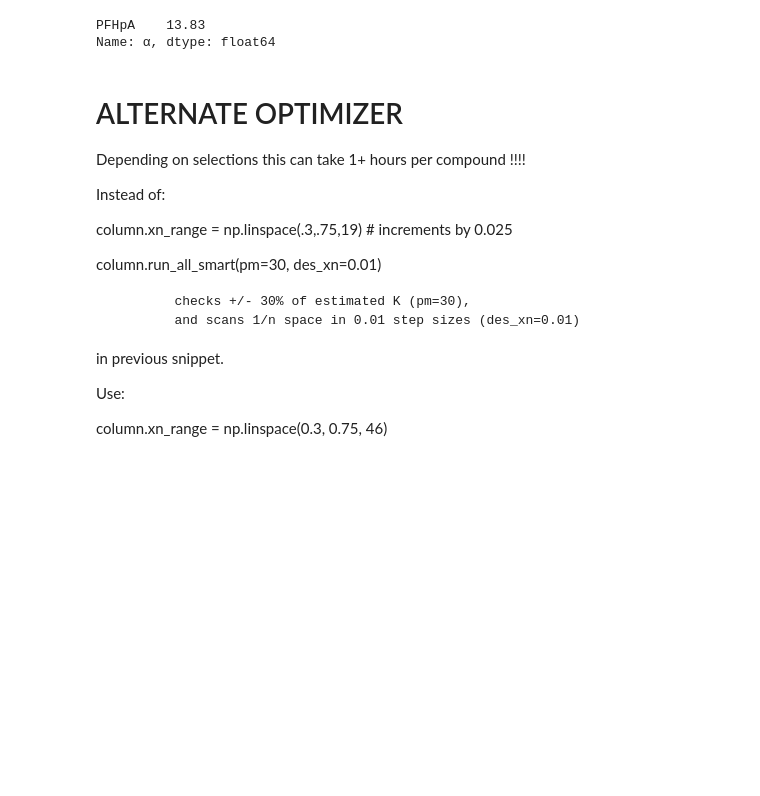
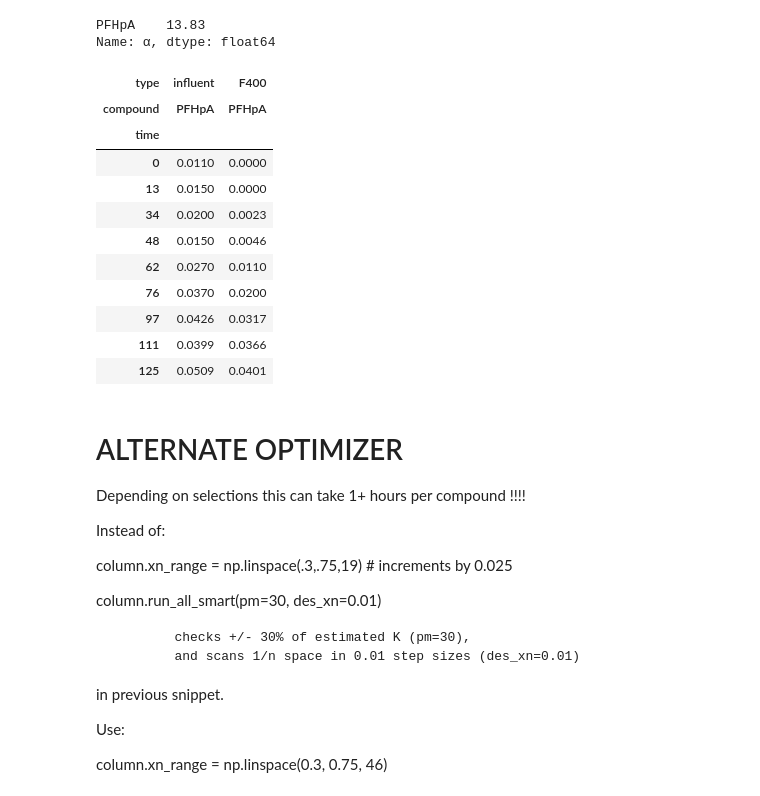
Before and after one commit to matcoghe/Thesis-Activated-Carbon-Modelling, a Jupyter notebook: 1USEPA_PSDM/7PSDM_Fouling/Simple_Example.ipynb, the cells around one changed output. Drawn from its saved outputs; the diff is of its cells as text; code cells hidden in the pictures; blank space fills up the shorter version.

```diff
--- a/1USEPA_PSDM/7PSDM_Fouling/Simple_Example.ipynb
+++ b/1USEPA_PSDM/7PSDM_Fouling/Simple_Example.ipynb
@@ -458,6 +512,21 @@ chem_data.loc['α']
 # %% [output]
 PFHpA    13.83
 Name: α, dtype: float64
+# %%
+raw_data
+# %% [output]
+| type | influent | F400 |
+| compound | PFHpA | PFHpA |
+| time |  |  |
+| 0 | 0.0110 | 0.0000 |
+| 13 | 0.0150 | 0.0000 |
+| 34 | 0.0200 | 0.0023 |
+| 48 | 0.0150 | 0.0046 |
+| 62 | 0.0270 | 0.0110 |
+| 76 | 0.0370 | 0.0200 |
+| 97 | 0.0426 | 0.0317 |
+| 111 | 0.0399 | 0.0366 |
+| 125 | 0.0509 | 0.0401 |
 # %% [markdown]
 # ALTERNATE OPTIMIZER
 Depending on selections this can take 1+ hours per compound !!!!
```
Also changed, not shown: parts of 5 cells of this notebook, 16 other files.
